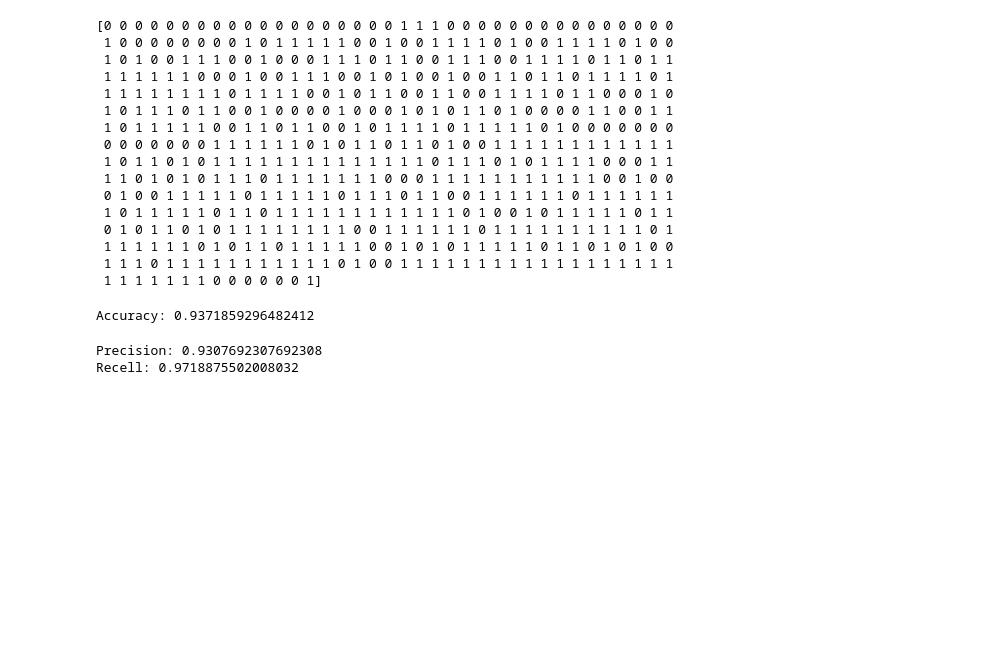
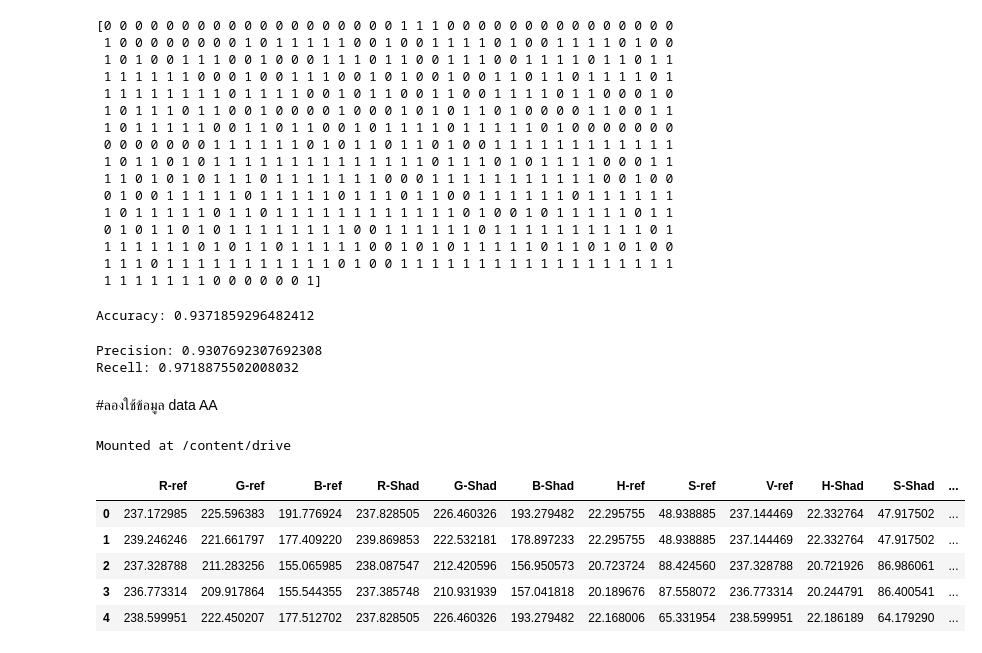
Before and after one commit to Kggzzz/Project_2021_matchingcolor, a Jupyter notebook: test_svm.ipynb, the cells around one changed output. Saved outputs shown, nothing was run; the diff lists cells and outputs as text; code cells hidden in the pictures; blank space fills up the shorter version.

```diff
--- a/test_svm.ipynb
+++ b/test_svm.ipynb
@@ -108,3 +128,5 @@ print("Recell:", metrics.recall_score(y_test, y_pred))
 # %% [output]
 Precision: 0.9307692307692308
 Recell: 0.9718875502008032
+# %% [markdown]
+#ลองใช้ข้อมูล data AA
@@ -110,0 +135,5 @@ Recell: 0.9718875502008032
+# %%
+from google.colab import drive
+drive.mount('/content/drive')
+# %% [output]
+Mounted at /content/drive
@@ -110,0 +142,10 @@ Recell: 0.9718875502008032
+# %%
+data_AA = pd.read_excel('Shade_AA.xlsx')
+data_AA.head()
+# %% [output]
+|  | R-ref | G-ref | B-ref | R-Shad | G-Shad | B-Shad | H-ref | S-ref | V-ref | H-Shad | S-Shad | ... |
+| 0 | 237.172985 | 225.596383 | 191.776924 | 237.828505 | 226.460326 | 193.279482 | 22.295755 | 48.938885 | 237.144469 | 22.332764 | 47.917502 | ... |
+| 1 | 239.246246 | 221.661797 | 177.409220 | 239.869853 | 222.532181 | 178.897233 | 22.295755 | 48.938885 | 237.144469 | 22.332764 | 47.917502 | ... |
+| 2 | 237.328788 | 211.283256 | 155.065985 | 238.087547 | 212.420596 | 156.950573 | 20.723724 | 88.424560 | 237.328788 | 20.721926 | 86.986061 | ... |
+| 3 | 236.773314 | 209.917864 | 155.544355 | 237.385748 | 210.931939 | 157.041818 | 20.189676 | 87.558072 | 236.773314 | 20.244791 | 86.400541 | ... |
+| 4 | 238.599951 | 222.450207 | 177.512702 | 237.828505 | 226.460326 | 193.279482 | 22.168006 | 65.331954 | 238.599951 | 22.186189 | 64.179290 | ... |
```
Also changed, not shown: parts of 7 cells of this notebook.
